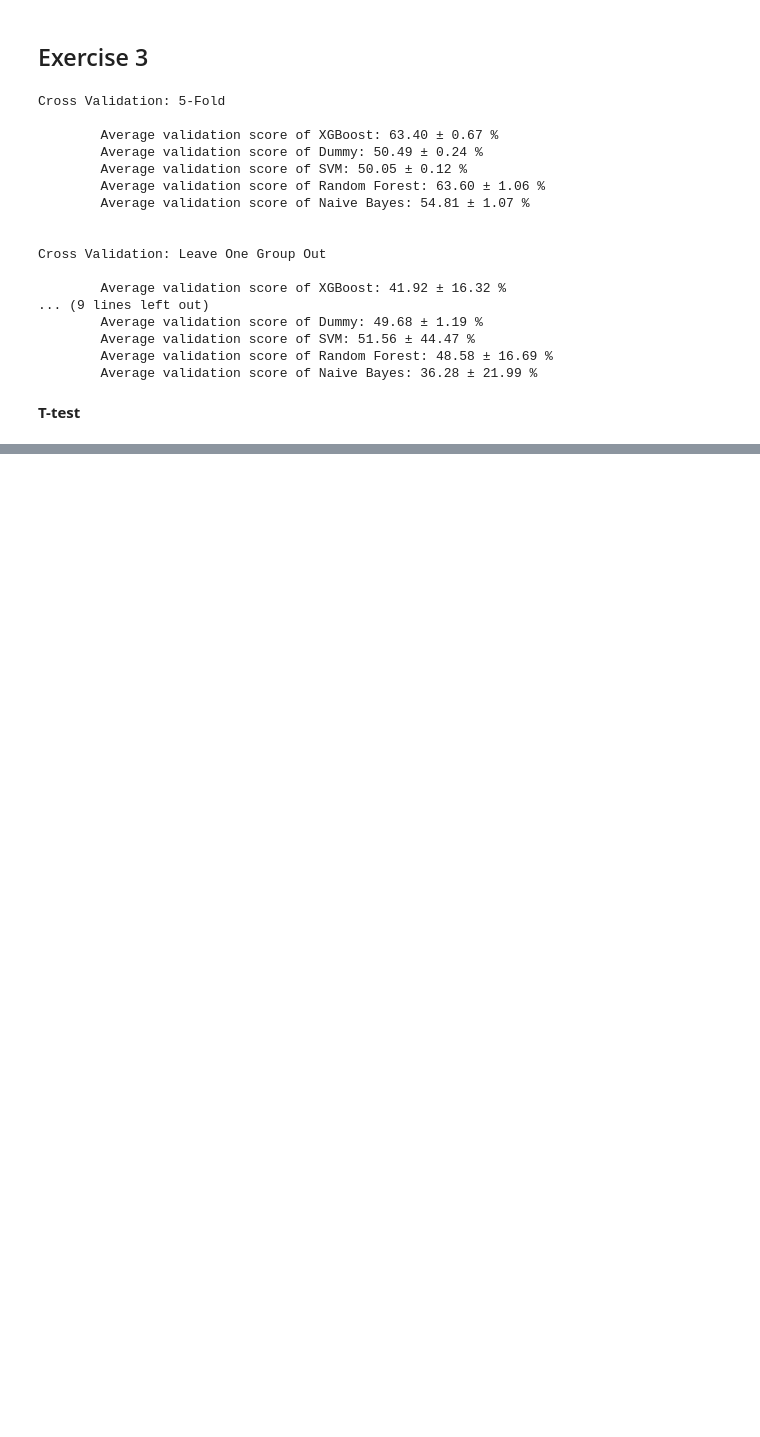
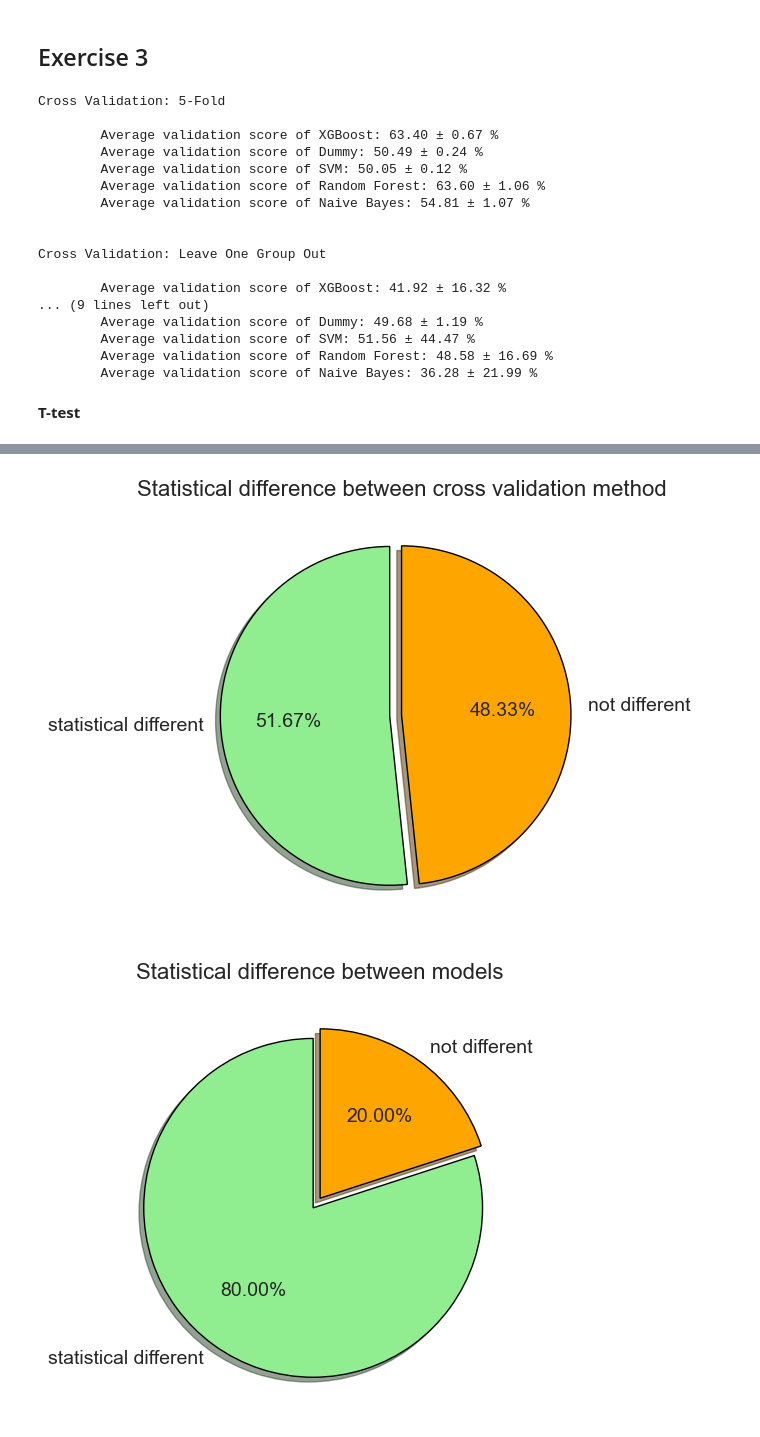
Before and after one commit to dadegrande99/AssignmentsMWC_Grandesso, a Jupyter notebook: Assignment04/MWC - Assignment04 - Davide Grandesso.ipynb, the cells around one changed output, grey strips where cells are left out. Saved outputs shown, nothing was run; the diff lists cells and outputs as text; code cells hidden in the pictures; blank space fills up the shorter version.

```diff
--- a/Assignment04/MWC - Assignment04 - Davide Grandesso.ipynb
+++ b/Assignment04/MWC - Assignment04 - Davide Grandesso.ipynb
@@ -1263,0 +1380,11 @@ Model: XGBoost
+# %%
+plt.pie(test_df1["above_threshold"].value_counts(), labels=["statistical different", "not different"], autopct="%1.2f%%", shadow=True, startangle=90, explode=(0.07, 0), textprops={'fontsize': 14}, wedgeprops={'linewidth': 1, 'edgecolor': 'black'}, colors=["lightgreen", "orange"])
+plt.title("Statistical difference between cross validation method", fontsize=16)
+plt.show()
+
+plt.pie(test_df2["above_threshold"].value_counts(), labels=["statistical different", "not different"], autopct="%1.2f%%", shadow=True, startangle=90, explode=(0.07, 0), textprops={'fontsize': 14}, wedgeprops={'linewidth': 1, 'edgecolor': 'black'}, colors=["lightgreen", "orange"])
+plt.title("Statistical difference between models", fontsize=16)
+plt.show()
+# %% [output]
+[figure, added]
+[figure, added]
```
Also changed, not shown: parts of 8 cells of this notebook.
